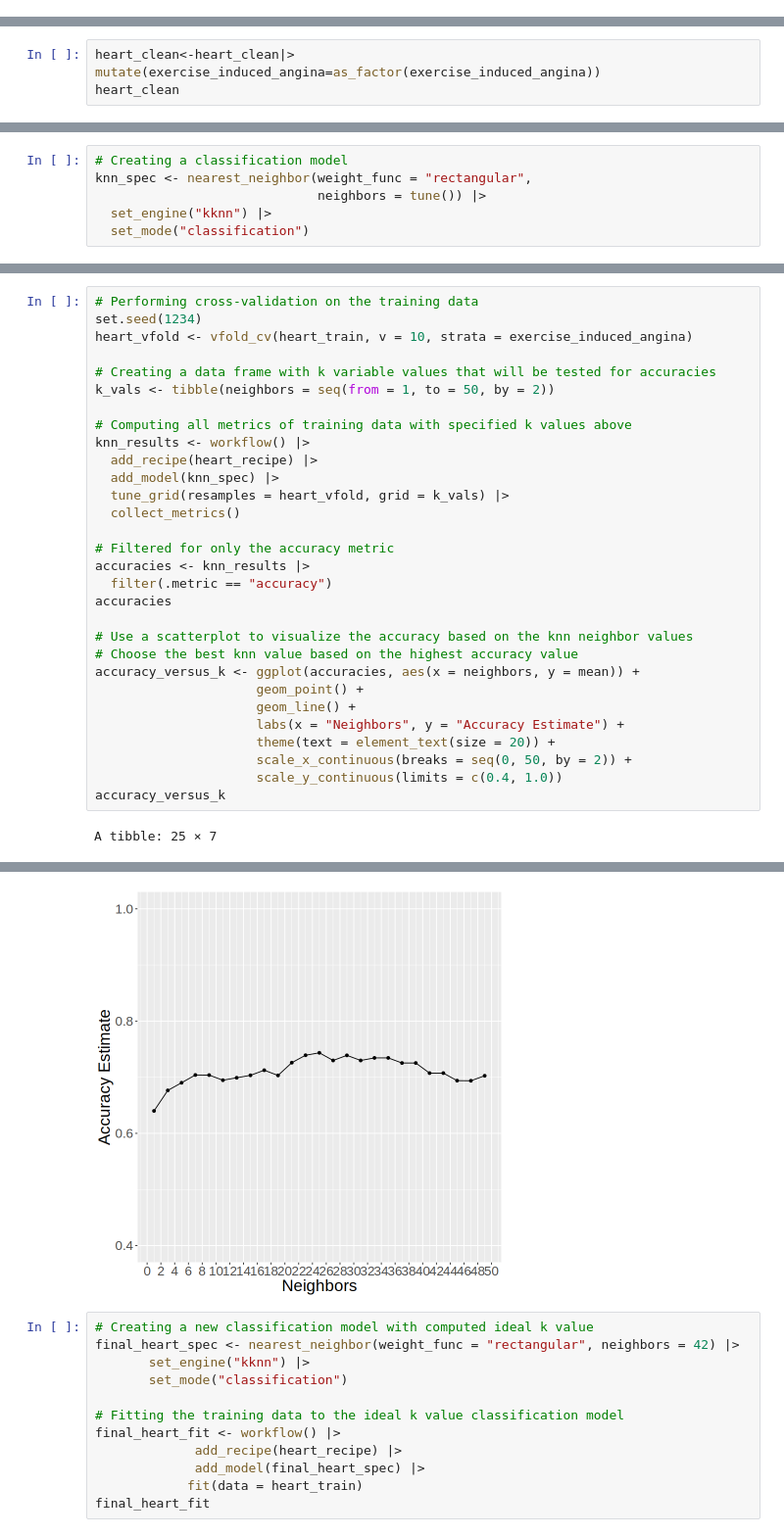
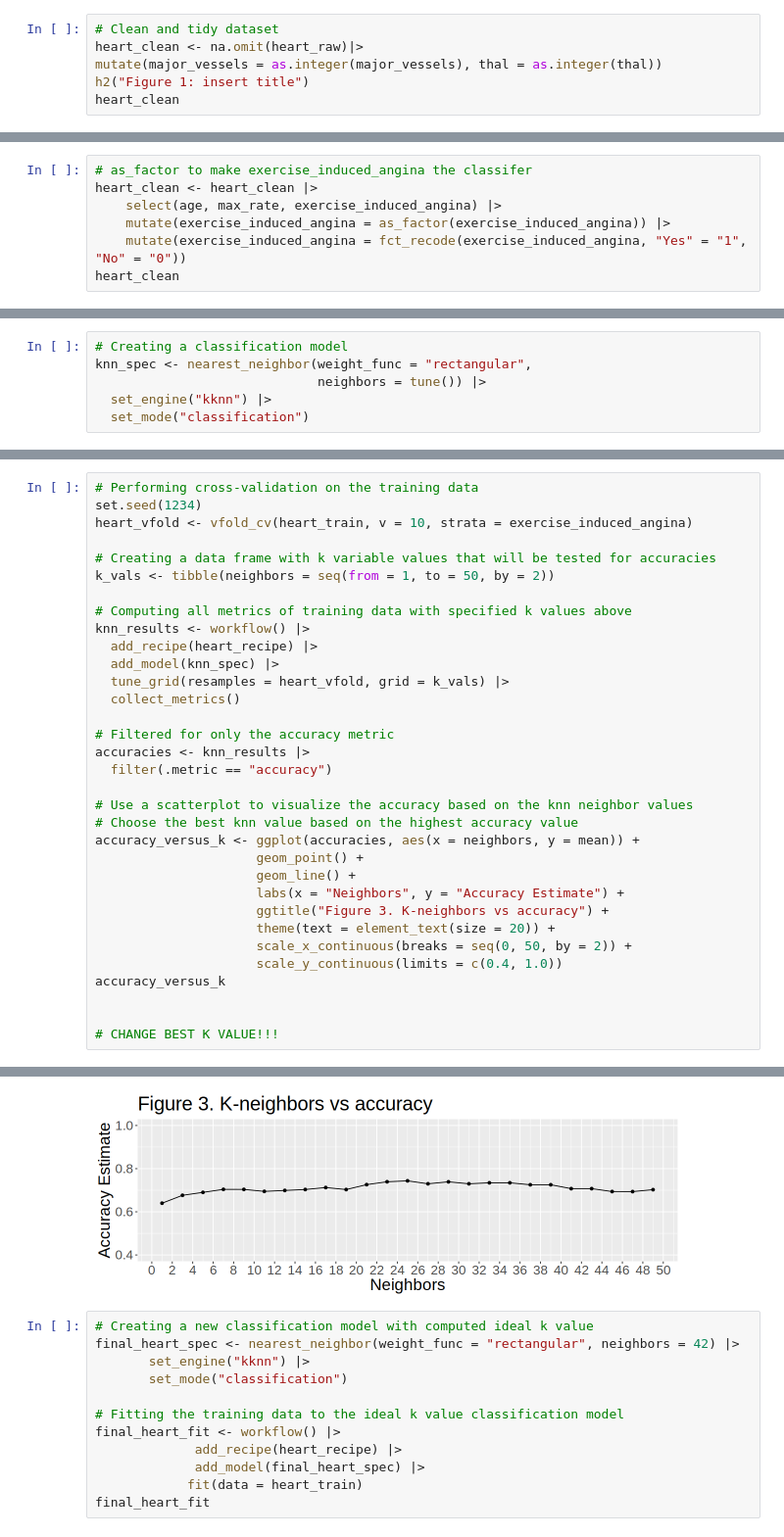
Before and after one commit to elaines6/dsci-100-group-project, a Jupyter notebook: heart_disease_group_report.ipynb, the cells around one changed output, grey strips where cells are left out. Shown at 98% size. Drawn from its saved outputs; the diff is of its cells as text.

```diff
--- a/heart_disease_group_report.ipynb
+++ b/heart_disease_group_report.ipynb
@@ -138,0 +95,6 @@ A tibble: 297 × 14
+# %%
+# Clean and tidy dataset
+heart_clean <- na.omit(heart_raw)|>
+mutate(major_vessels = as.integer(major_vessels), thal = as.integer(thal))
+h2("Figure 1: insert title")
+heart_clean
@@ -151,5 +157,8 @@ A tibble: 1 × 14
 # %%
-heart_clean<-heart_clean|>
-mutate(exercise_induced_angina=as_factor(exercise_induced_angina))
+# as_factor to make exercise_induced_angina the classifer
+heart_clean <- heart_clean |>
+    select(age, max_rate, exercise_induced_angina) |>
+    mutate(exercise_induced_angina = as_factor(exercise_induced_angina)) |>
+    mutate(exercise_induced_angina = fct_recode(exercise_induced_angina, "Yes" = "1", "No" = "0"))
 heart_clean
 # %% [output]
@@ -279,7 +285,6 @@ knn_results <- workflow() |>
 # Filtered for only the accuracy metric
 accuracies <- knn_results |>
   filter(.metric == "accuracy")
-accuracies
 
 # Use a scatterplot to visualize the accuracy based on the knn neighbor values
 # Choose the best knn value based on the highest accuracy value
@@ -287,9 +292,12 @@ accuracy_versus_k <- ggplot(accuracies, aes(x = neighbors, y = mean)) +
                      geom_point() +
                      geom_line() +
                      labs(x = "Neighbors", y = "Accuracy Estimate") +
+                     ggtitle("Figure 3. K-neighbors vs accuracy") +
                      theme(text = element_text(size = 20)) +
                      scale_x_continuous(breaks = seq(0, 50, by = 2)) +
                      scale_y_continuous(limits = c(0.4, 1.0))
 accuracy_versus_k
+
+
+# CHANGE BEST K VALUE!!!
 # %% [output]
-A tibble: 25 × 7
@@ -305,4 +304,4 @@ A tibble: 25 × 7
-[figure, old version]
+[figure, new version]
 # %%
 # Creating a new classification model with computed ideal k value
 final_heart_spec <- nearest_neighbor(weight_func = "rectangular", neighbors = 42) |>
```
Also changed, not shown: parts of 28 cells of this notebook.
